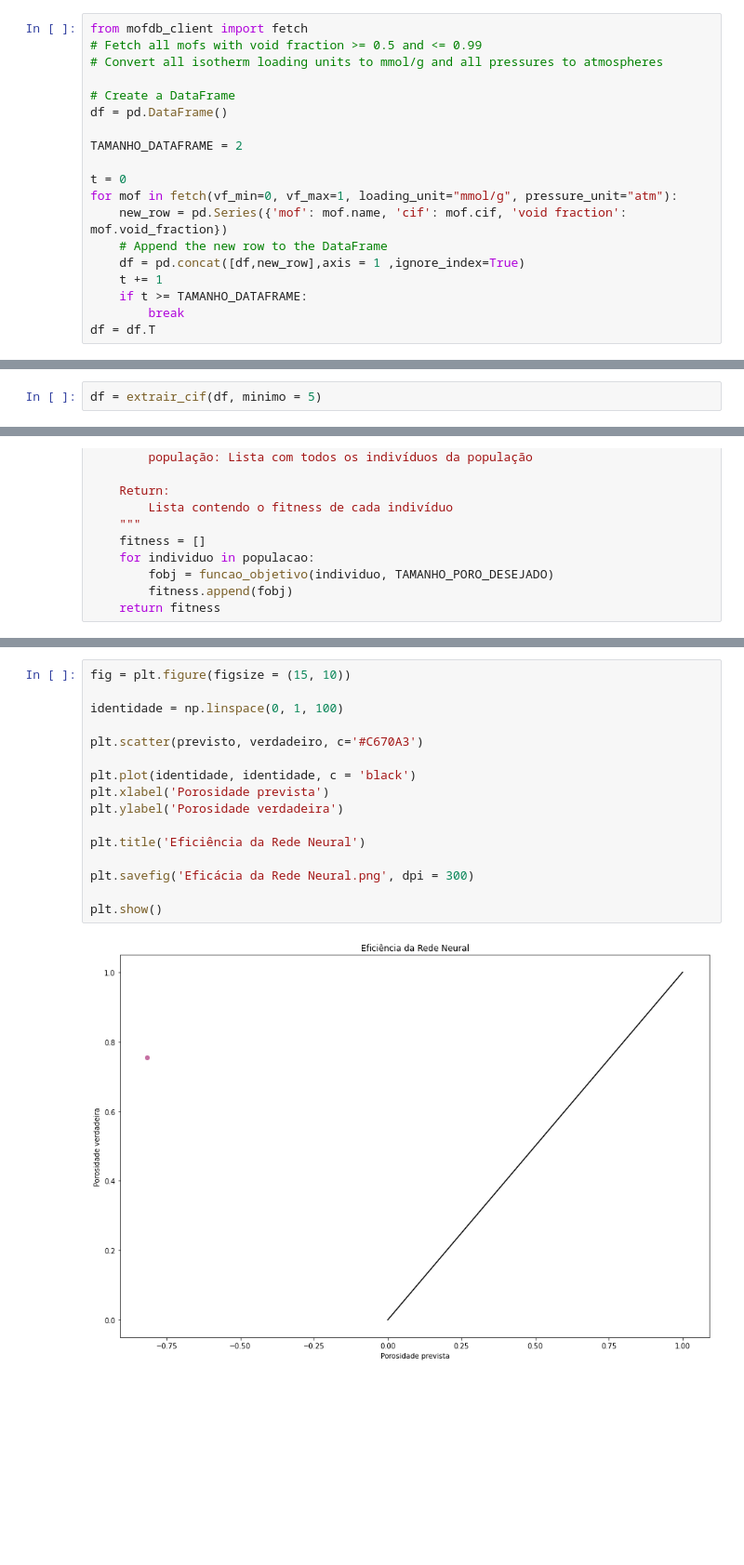
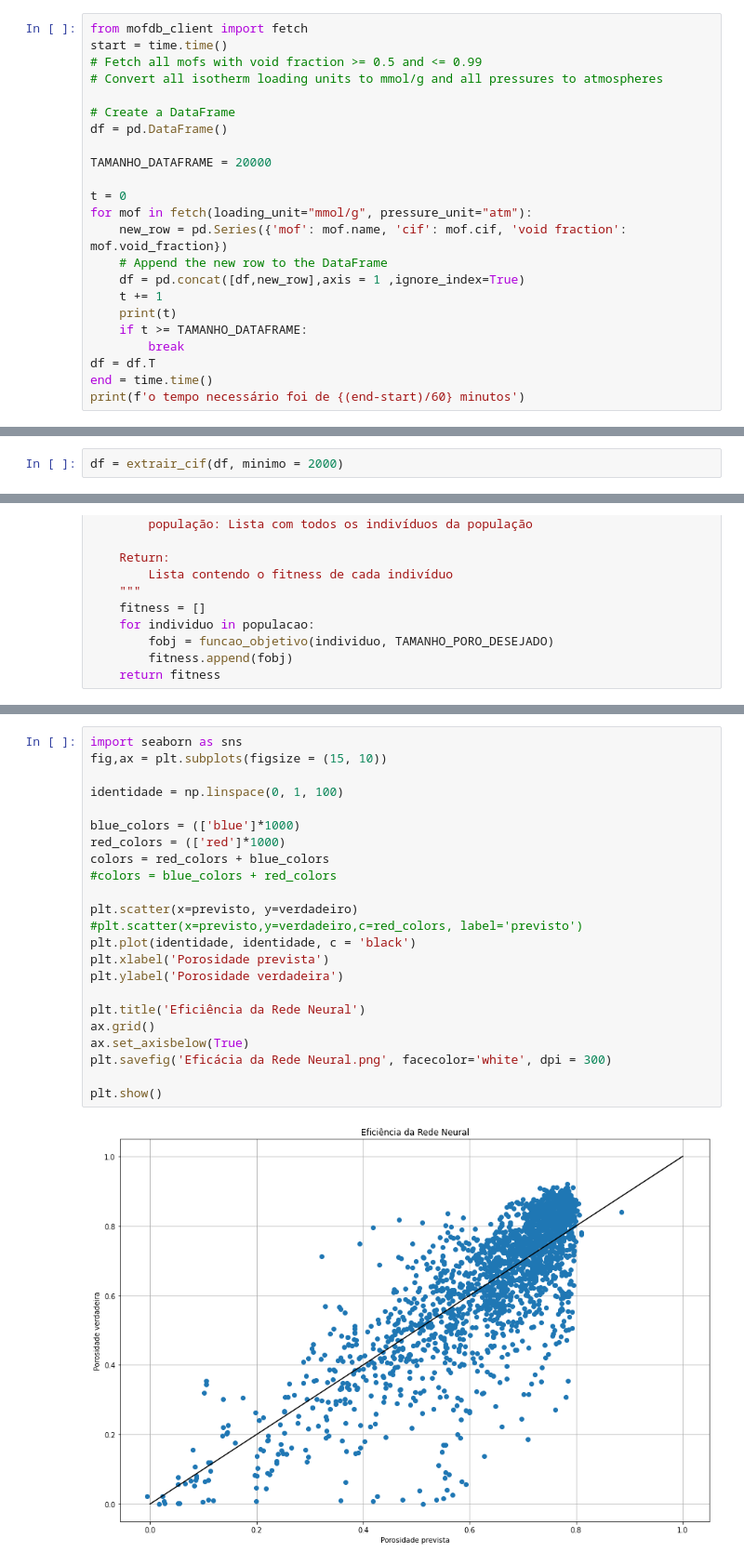
Before and after one commit to gabrielxvr/NN_and_MOFs_Ilum, a Jupyter notebook: MOFs.ipynb, the cells around one changed output, grey strips where cells are left out. Shown: that part at 93% size. Cells and saved outputs as stored; diff of their text form; blank space fills up the shorter version.

```diff
--- a/MOFs.ipynb
+++ b/MOFs.ipynb
@@ -21,20 +22,24 @@ from funcoes import selecao_torneio_min as funcao_selecao
 from funcoes import cruzamento_ponto_simples as funcao_cruzamento
 # %%
 from mofdb_client import fetch
+start = time.time()
 # Fetch all mofs with void fraction >= 0.5 and <= 0.99
 # Convert all isotherm loading units to mmol/g and all pressures to atmospheres
 
 # Create a DataFrame
 df = pd.DataFrame()
 
-TAMANHO_DATAFRAME = 2
+TAMANHO_DATAFRAME = 20000
 
 t = 0
-for mof in fetch(vf_min=0, vf_max=1, loading_unit="mmol/g", pressure_unit="atm"):
+for mof in fetch(loading_unit="mmol/g", pressure_unit="atm"):
     new_row = pd.Series({'mof': mof.name, 'cif': mof.cif, 'void fraction': mof.void_fraction})
     # Append the new row to the DataFrame
     df = pd.concat([df,new_row],axis = 1 ,ignore_index=True)
     t += 1
+    print(t)
     if t >= TAMANHO_DATAFRAME:
         break
 df = df.T
+end = time.time()
+print(f'o tempo necessário foi de {(end-start)/60} minutos')
@@ -47,7 +80,7 @@ df
 # %% [markdown]
 ## Tratamento de dados
 # %%
-df = extrair_cif(df, minimo = 5)
+df = extrair_cif(df, minimo = 2000)
 # %%
 df.keys()
 # %% [output]
@@ -412,18 +448,25 @@ plt.show()
 # %%
-fig = plt.figure(figsize = (15, 10))
+import seaborn as sns
+fig,ax = plt.subplots(figsize = (15, 10))
 
 identidade = np.linspace(0, 1, 100)
 
-plt.scatter(previsto, verdadeiro, c='#C670A3')
+blue_colors = (['blue']*1000)
+red_colors = (['red']*1000)
+colors = red_colors + blue_colors
+#colors = blue_colors + red_colors
 
+plt.scatter(x=previsto, y=verdadeiro)
+#plt.scatter(x=previsto,y=verdadeiro,c=red_colors, label='previsto')
 plt.plot(identidade, identidade, c = 'black')
 plt.xlabel('Porosidade prevista')
 plt.ylabel('Porosidade verdadeira')
 
 plt.title('Eficiência da Rede Neural')
-
-plt.savefig('Eficácia da Rede Neural.png', dpi = 300)
+ax.grid()
+ax.set_axisbelow(True)
+plt.savefig('Eficácia da Rede Neural.png', facecolor='white', dpi = 300)
 
 plt.show()
 # %% [output]
-[figure, old version]
+[figure, new version]
```
Also changed, not shown: parts of 10 cells of this notebook, 2 other files.
